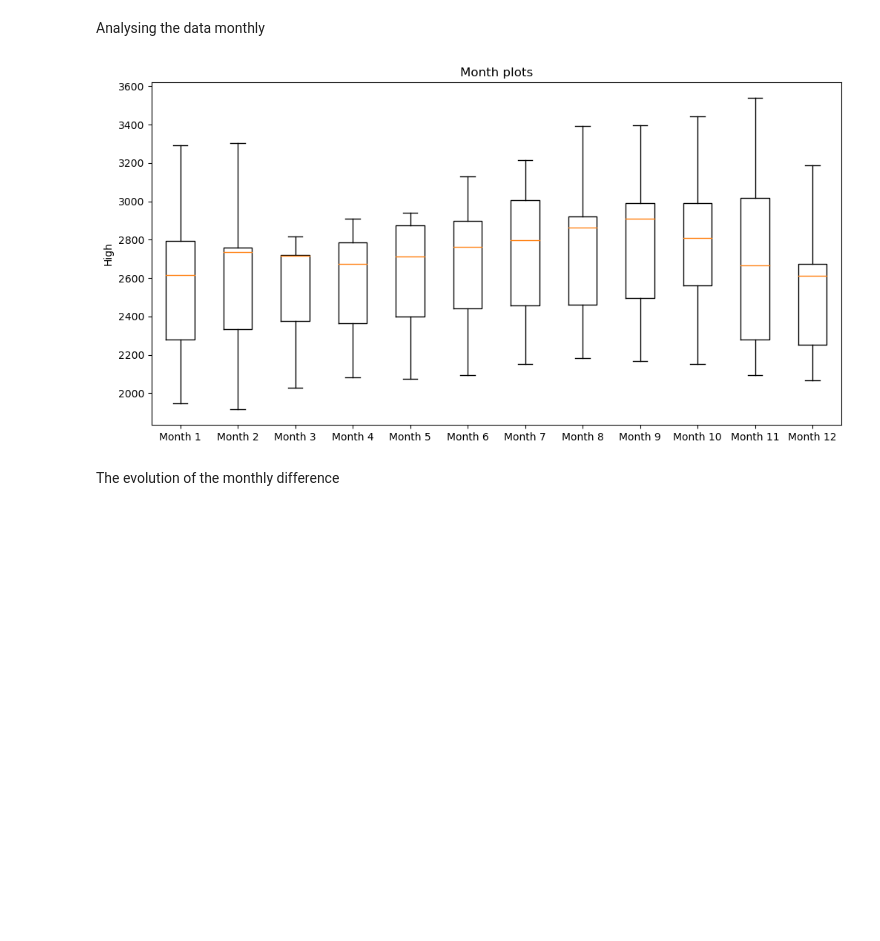
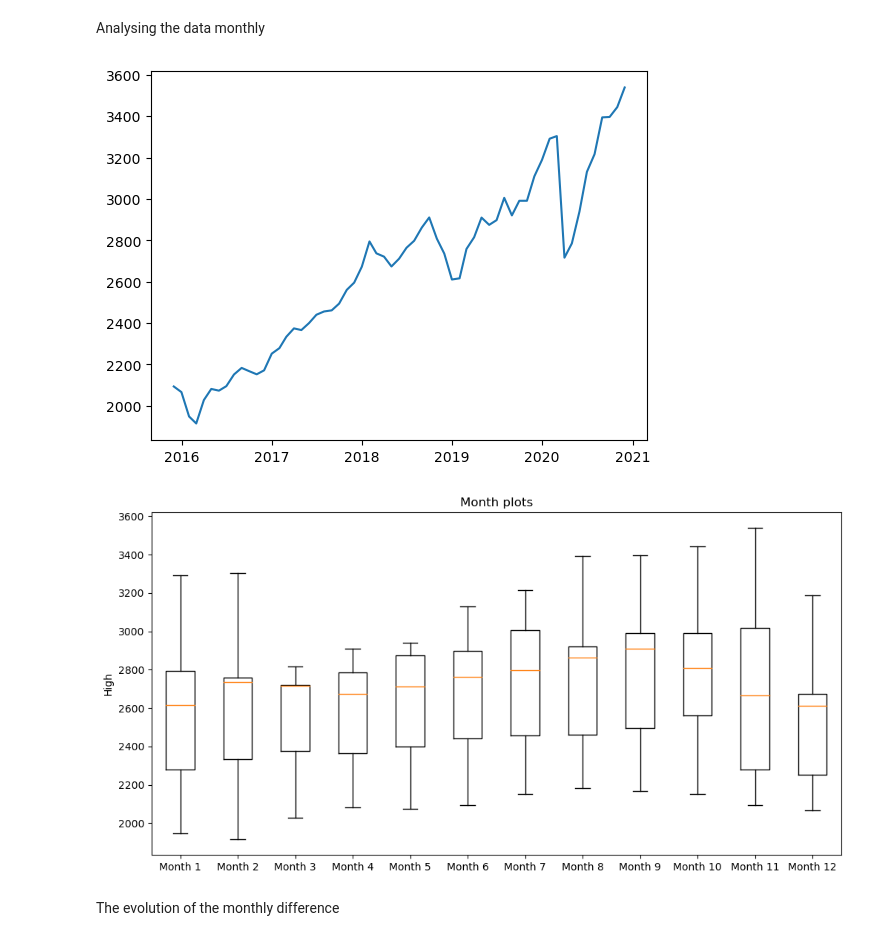
Before and after one commit to TheNoobGoda/time_series_project, a Jupyter notebook: yahoo_stock.ipynb, the cells around one changed output. Saved outputs shown, nothing was run; the diff lists cells and outputs as text; code cells hidden in the pictures; blank space fills up the shorter version.

```diff
--- a/yahoo_stock.ipynb
+++ b/yahoo_stock.ipynb
@@ -194,18 +191,22 @@ plt.show()
 Analysing the data monthly
 # %%
 monthly_data = df.resample('M').mean()
+
+plt.plot(monthly_data.index,monthly_data[var])
+plt.show()
 
 fig, ax = plt.subplots(figsize=(12, 6))
 
 data_boxplots = [group[var].values for month, group in monthly_data.groupby(monthly_data.index.month)]
 
 ax.boxplot(data_boxplots, labels=[f'Month {month}' for month in range(1, 13)])
 ax.set_ylabel(var)
 ax.set_title('Month plots')
 
 plt.show()
 # %% [output]
-[figure, old version]
+[figure, new version]
+[figure, added]
 # %% [markdown]
 The evolution of the monthly difference
 # %%
```
Also changed, not shown: parts of 3 cells of this notebook.
